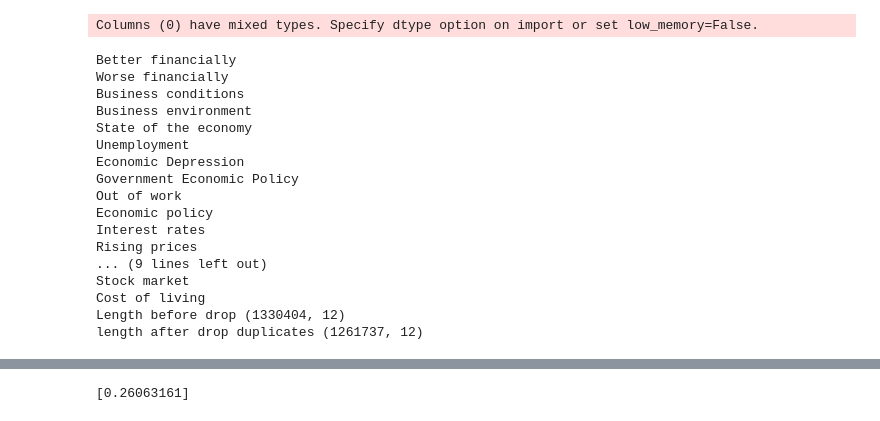
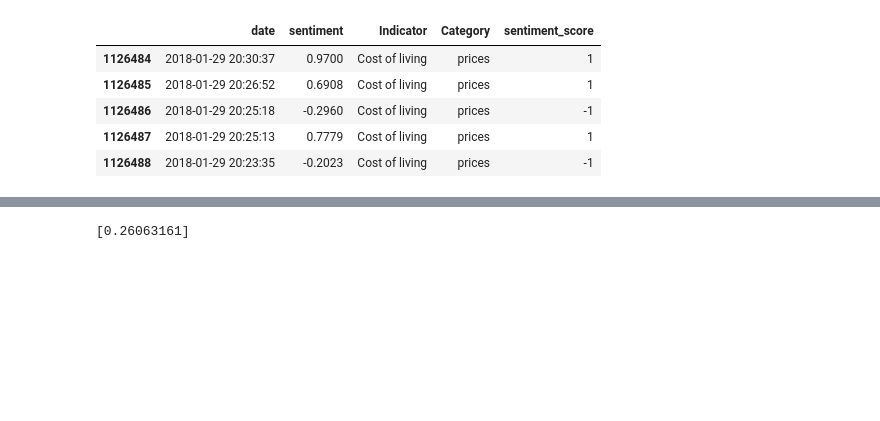
Before and after one commit to willcrossb/RT_sentiment, a Jupyter notebook: analysis.ipynb, the cells around one changed output, grey strips where cells are left out. Saved outputs shown, nothing was run; the diff lists cells and outputs as text; code cells hidden in the pictures; blank space fills up the shorter version.

Commit message:
in the middle of cleaning analysis

```diff
--- a/analysis.ipynb
+++ b/analysis.ipynb
@@ -47,0 +21,16 @@ Columns (0) have mixed types. Specify dtype option on import or set low_memory=F
+# %%
+#___________________________settings for estimation ____________________
+#Threshold for sentiment classification => range: (1,0)
+continuous_or_discrete = "disc"
+threshold = 0.3
+#Use Naive Bayes to classify into relevance scores?
+bayes = 1 #this option is a work in progress
+#_______________________________________________________________________
+
+#define a DF to store the last estimation parameters
+settings = {'Setting':['cont_or_disc', 'threshold', 'bayes',],
+               'value':[continuous_or_discrete, threshold, bayes]}
+
+settings_df = pd.DataFrame(settings)
+settings_df.to_csv(f"results/settings_{continuous_or_discrete}.csv")
+print(settings_df)
@@ -48,7 +42,6 @@ Columns (0) have mixed types. Specify dtype option on import or set low_memory=F
 # %%
-#df = pd.read_csv("stored_vars.csv", lineterminator='\n')
-pd.read_csv("data/daily_db.csv")
-
+#Cleaning
+#Define a function to clean tweet of special characters and whitespace using regex
 def cleaner(tweet):
     tweet = re.sub("@[A-Za-z0-9]+","",str(tweet)) #Remove @ sign
     tweet = re.sub(r"(?:\@|http?\://|https?\://|www)\S+", "", str(tweet)) #Remove http links
@@ -59,6 +52,6 @@ def cleaner(tweet):
     return tweet
 
 df['tweet_clean'] = df['tweet'].apply(cleaner)
+df = df.drop('tweet', axis=1)
+df = df.drop_duplicates(subset='tweet_clean', keep="first")
-# %% [output]
-Columns (0) have mixed types. Specify dtype option on import or set low_memory=False.
 # %%
@@ -71,37 +70,17 @@ df['sentiment'] = pd.Series(list1)
 # %%
-#Import csv of keywords derived from michigan survey
+df = pd.read_csv('temp/tempsave.csv')
+#Import csv of keywords derived from michigan survey and create lists
 df_kws = pd.read_csv("kws/kws.csv")
 kw_list = df_kws['Indicator'].values.tolist()
 category_list = df_kws['Category'].values.tolist()
 category_list = [*set(category_list)]
 
-#Detect which keyword was used for search, and store line by line
+#Detect which keyword was used and store in DF
 df['Indicator'] = np.nan
 for term in kw_list:
-    print(term)
     df['Indicator'] = np.where(df['tweet_clean'].str.contains(term, case=False) == True, term, df['Indicator'])
 
-#Drop Duplicates and compare how many
-print("Length before drop" , df.shape)
-df = df.drop_duplicates(subset='tweet_clean', keep="first")
-print("length after drop duplicates" , df.shape)
+#Merge in df containing keyword categories
 df = pd.merge(df_kws, df, on='Indicator')
-#df.to_csv("inspect2.csv")
+
+df = df[['date', 'sentiment', 'Indicator', 'Category']]
-# %% [output]
-Better financially
-Worse financially
-Business conditions
-Business environment
-State of the economy
-Unemployment
-Economic Depression
-Government Economic Policy
-Out of work
-Economic policy
-Interest rates
-Rising prices
-... (9 lines left out)
-Stock market
-Cost of living
-Length before drop (1330404, 12)
-length after drop duplicates (1261737, 12)
@@ -115,0 +87,19 @@ df_p.to_csv("temp/temp4.csv")
+# %%
+#Map continuous score to discrete if the option is selected
+if continuous_or_discrete == 'disc':
+    df['sentiment_score'] = pd.cut(x=df['sentiment'],
+                                   bins=[-1.1,-.03,threshold,1.1],
+                                   labels =[-1,0,1])
+else:
+    df['sentiment_score'] = df['sentiment']
+
+df['sentiment_score'] = pd.factorize(df['sentiment_score'])[0] - 1
+
+df.tail()
+# %% [output]
+|  | date | sentiment | Indicator | Category | sentiment_score |
+| 1126484 | 2018-01-29 20:30:37 | 0.9700 | Cost of living | prices | 1 |
+| 1126485 | 2018-01-29 20:26:52 | 0.6908 | Cost of living | prices | 1 |
+| 1126486 | 2018-01-29 20:25:18 | -0.2960 | Cost of living | prices | -1 |
+| 1126487 | 2018-01-29 20:25:13 | 0.7779 | Cost of living | prices | 1 |
+| 1126488 | 2018-01-29 20:23:35 | -0.2023 | Cost of living | prices | -1 |
```
Also changed, not shown: parts of 13 cells of this notebook.
